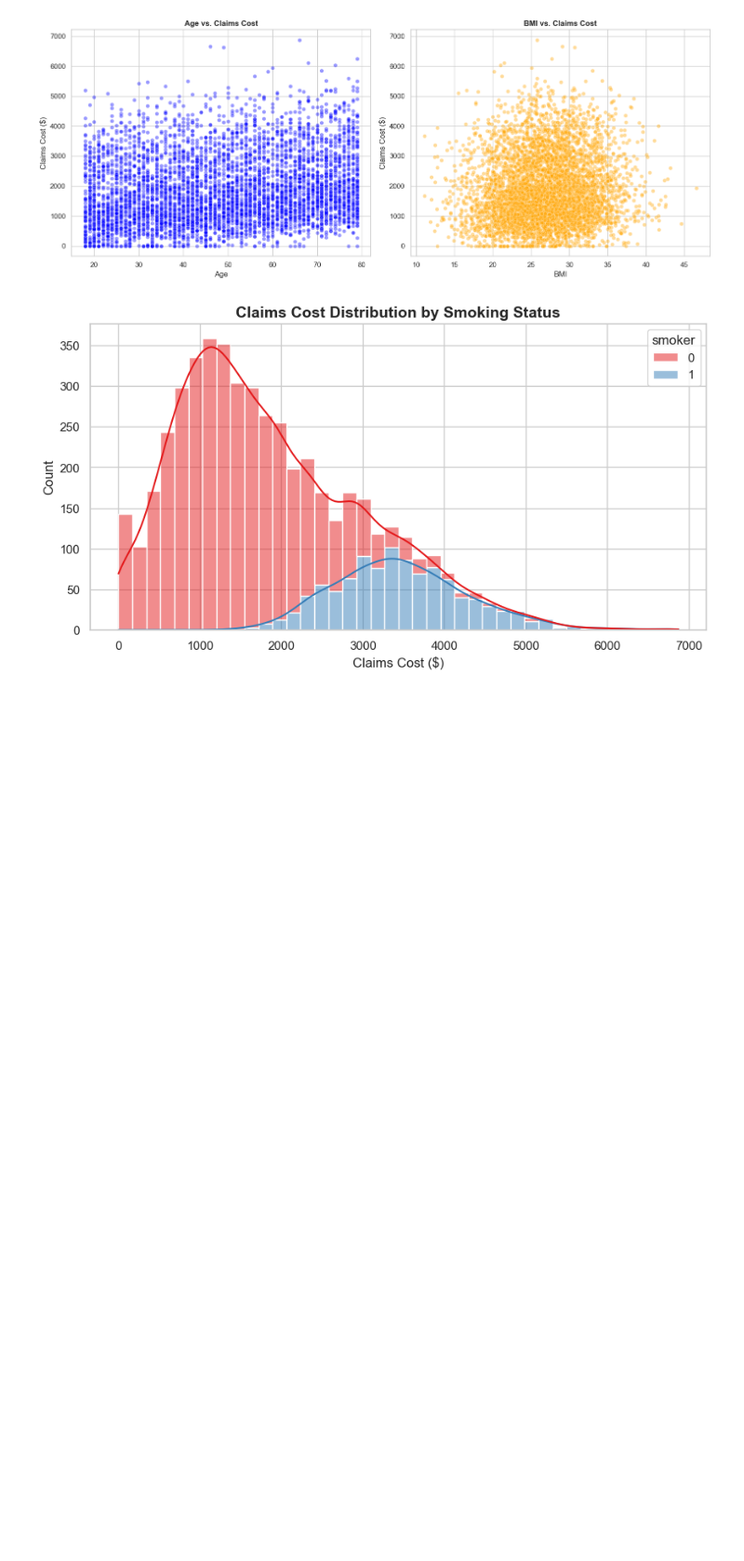
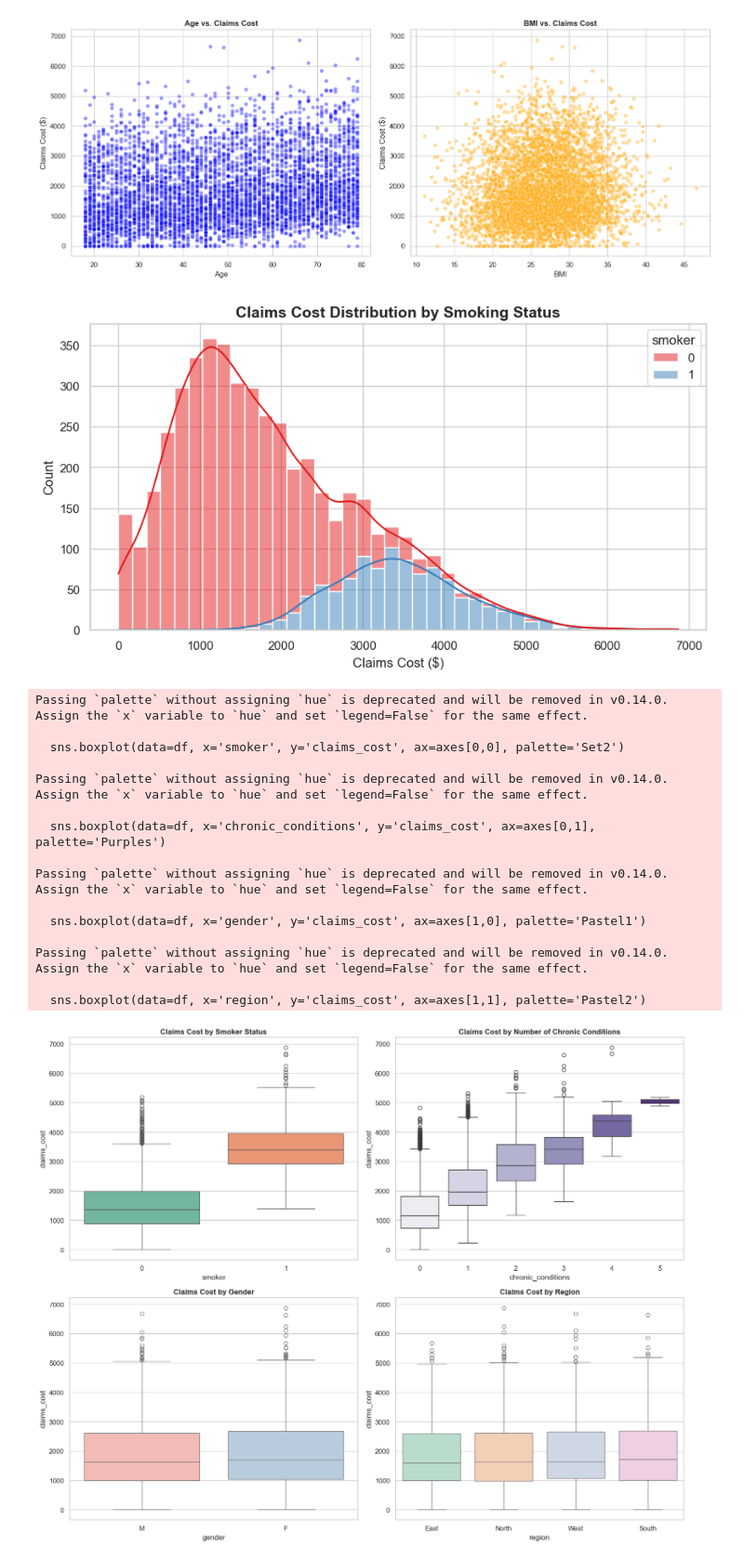
Before and after one commit to Kurodataio/Health-Insurance-Claims, a Jupyter notebook: health-insurance-claims.ipynb, the cells around one changed output. Shown at 93% size. Cells and saved outputs as stored; diff of their text form; code cells hidden in the pictures; blank space fills up the shorter version.

Commit message:
Add plot 4-Categorical Features Analysis

```diff
--- a/health-insurance-claims.ipynb
+++ b/health-insurance-claims.ipynb
@@ -96,3 +96,38 @@ plt.xlabel('Claims Cost ($)')
 plt.show()
 # %% [output]
 [figure]
+# %%
+# Plot 4: Categorical Features Analysis (Smoker, Chronic Conditions, Gender, Region)
+fig, axes = plt.subplots(2, 2, figsize=(15, 12))
+
+sns.boxplot(data=df, x='smoker', y='claims_cost', ax=axes[0,0], palette='Set2')
+axes[0,0].set_title('Claims Cost by Smoker Status', fontweight='bold')
+
+sns.boxplot(data=df, x='chronic_conditions', y='claims_cost', ax=axes[0,1], palette='Purples')
+axes[0,1].set_title('Claims Cost by Number of Chronic Conditions', fontweight='bold')
+
+sns.boxplot(data=df, x='gender', y='claims_cost', ax=axes[1,0], palette='Pastel1')
+axes[1,0].set_title('Claims Cost by Gender', fontweight='bold')
+
+sns.boxplot(data=df, x='region', y='claims_cost', ax=axes[1,1], palette='Pastel2')
+axes[1,1].set_title('Claims Cost by Region', fontweight='bold')
+
+plt.tight_layout()
+plt.show()
+# %% [output]
+Passing `palette` without assigning `hue` is deprecated and will be removed in v0.14.0. Assign the `x` variable to `hue` and set `legend=False` for the same effect.
+
+  sns.boxplot(data=df, x='smoker', y='claims_cost', ax=axes[0,0], palette='Set2')
+
+Passing `palette` without assigning `hue` is deprecated and will be removed in v0.14.0. Assign the `x` variable to `hue` and set `legend=False` for the same effect.
+
+  sns.boxplot(data=df, x='chronic_conditions', y='claims_cost', ax=axes[0,1], palette='Purples')
+
+Passing `palette` without assigning `hue` is deprecated and will be removed in v0.14.0. Assign the `x` variable to `hue` and set `legend=False` for the same effect.
+
+  sns.boxplot(data=df, x='gender', y='claims_cost', ax=axes[1,0], palette='Pastel1')
+
+Passing `palette` without assigning `hue` is deprecated and will be removed in v0.14.0. Assign the `x` variable to `hue` and set `legend=False` for the same effect.
+
+  sns.boxplot(data=df, x='region', y='claims_cost', ax=axes[1,1], palette='Pastel2')
+[figure, added]
```
